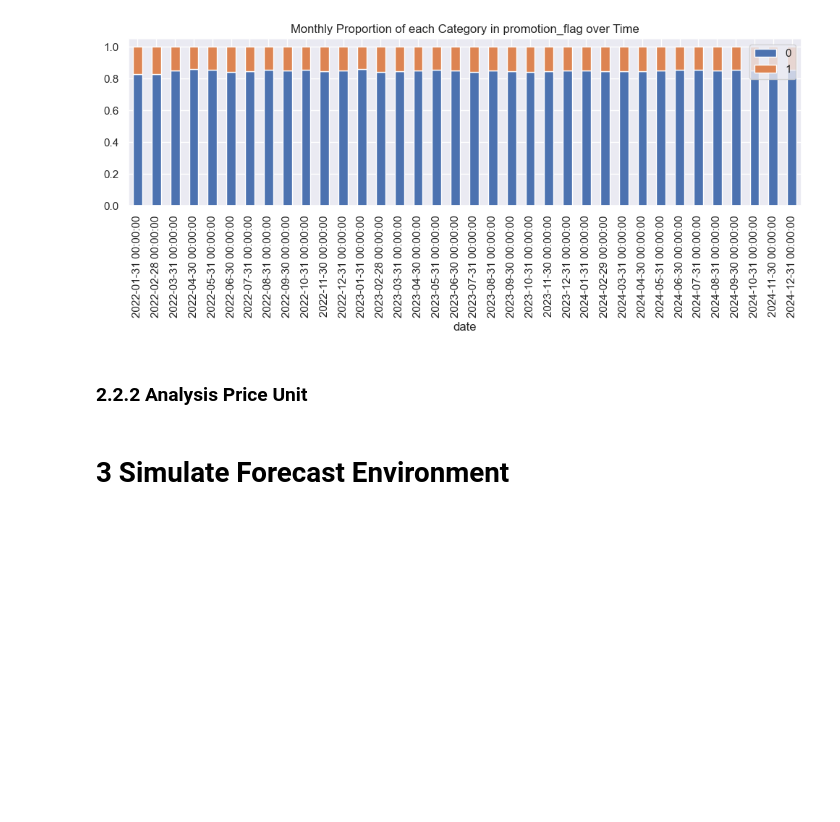
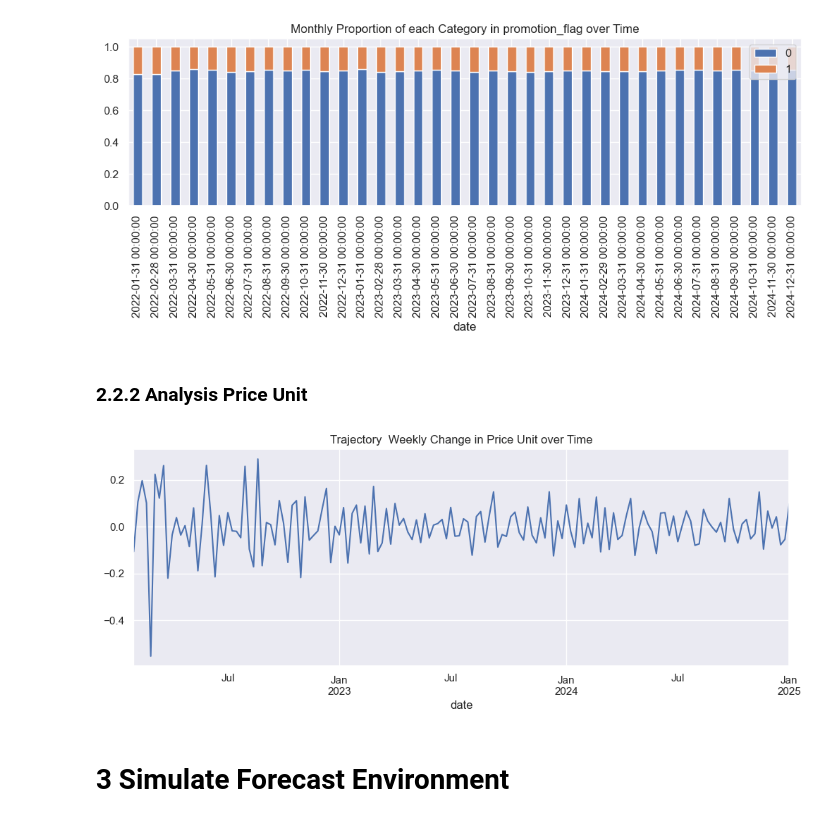
Before and after one commit to emsif84/sales_forecasting, a Jupyter notebook: Forecasting/1_eda/eda.ipynb, the cells around one changed output. Cells and saved outputs as stored; diff of their text form; code cells hidden in the pictures; blank space fills up the shorter version.

```diff
--- a/Forecasting/1_eda/eda.ipynb
+++ b/Forecasting/1_eda/eda.ipynb
@@ -170,10 +167,13 @@ for col in ["region", "channel", "pack_type", "promotion_flag"]:
 # %% [markdown]
 ### 2.2.2 Analysis Price Unit
 # %%
-change_price_unit = data.price_unit.resample("W").mean().diff().dropna()
-
-fig = px.line(data_frame=change_price_unit, title="Weekly Change in Mean Price Unit")
-fig.show()
+change_price_unit = data.price_unit.resample("W") \
+.mean() \
+.diff() \
+.dropna() \
+.plot(figsize=(12,4), title="Trajectory  Weekly Change in Price Unit over Time")
+# %% [output]
+[figure, added]
 # %% [markdown]
 # 3 Simulate Forecast Environment
 # %%
```
Also changed, not shown: parts of 5 cells of this notebook.
